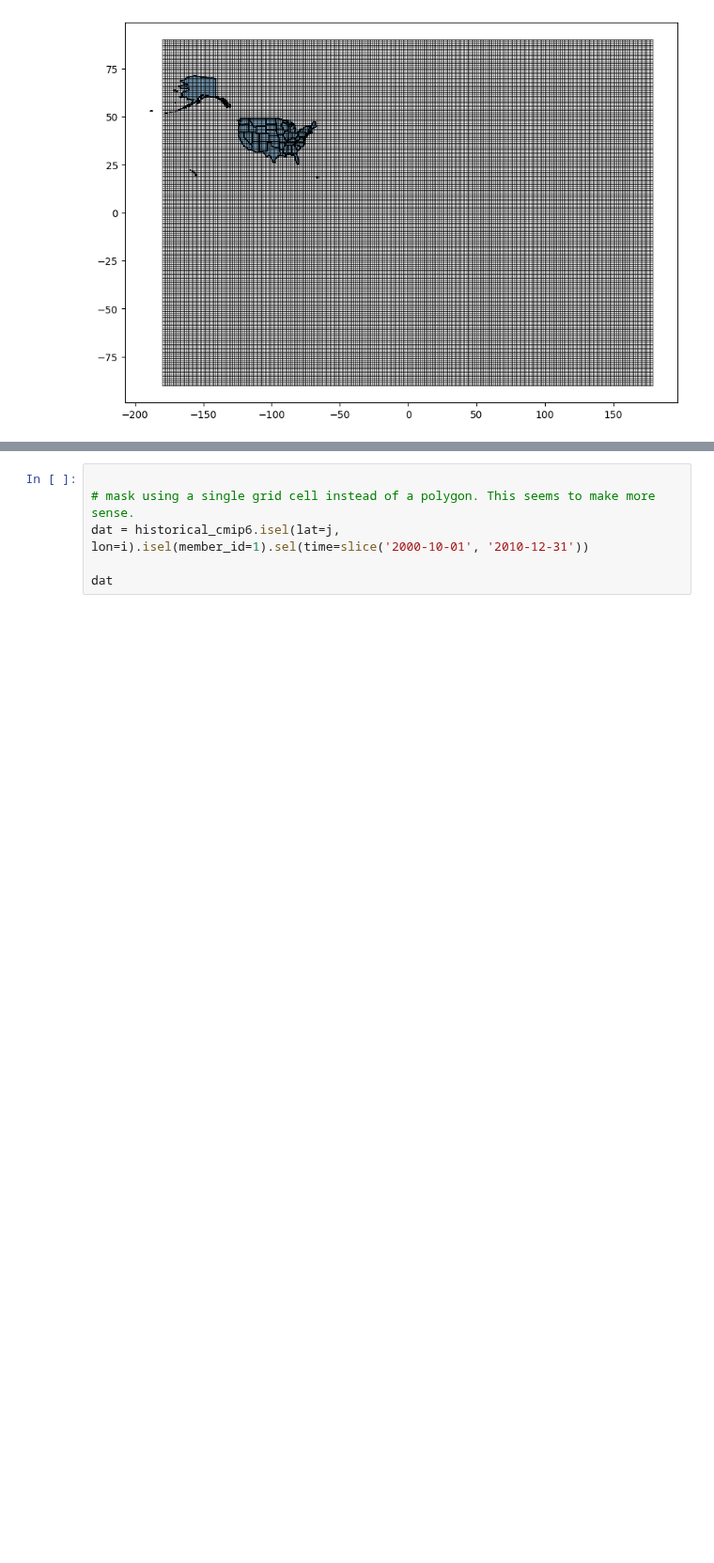
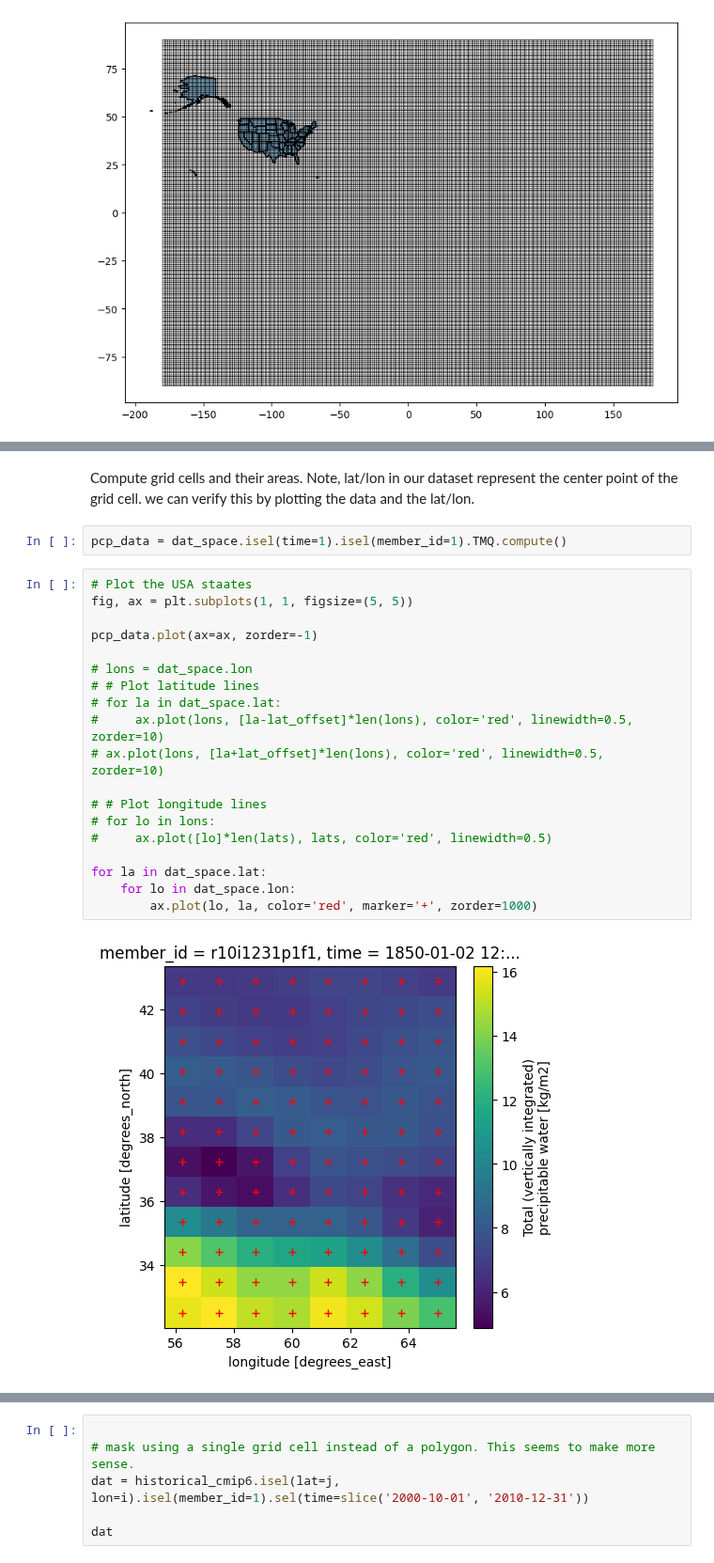
Before and after one commit to CUAHSI/notebooks, a Jupyter notebook: data-processing/cesm2/explore-cesm2-data.ipynb, the cells around one changed output, grey strips where cells are left out. Shown at 94% size. Cells and saved outputs as stored; diff of their text form; blank space fills up the shorter version.

```diff
--- a/data-processing/cesm2/explore-cesm2-data.ipynb
+++ b/data-processing/cesm2/explore-cesm2-data.ipynb
@@ -628,3 +646,28 @@ intake_esm_attrs:_data_format_ :
 zarr
 intake_esm_dataset_key :
 atm.historical.daily.cmip6
+# %% [markdown]
+Compute grid cells and their areas. Note, lat/lon in our dataset represent the center point of the grid cell. we can verify this by plotting the data and the lat/lon.
+# %%
+pcp_data = dat_space.isel(time=1).isel(member_id=1).TMQ.compute()
+# %%
+# Plot the USA staates
+fig, ax = plt.subplots(1, 1, figsize=(5, 5))
+
+pcp_data.plot(ax=ax, zorder=-1)
+
+# lons = dat_space.lon
+# # Plot latitude lines
+# for la in dat_space.lat:
+#     ax.plot(lons, [la-lat_offset]*len(lons), color='red', linewidth=0.5, zorder=10)
+# ax.plot(lons, [la+lat_offset]*len(lons), color='red', linewidth=0.5, zorder=10)
+
+# # Plot longitude lines
+# for lo in lons:
+#     ax.plot([lo]*len(lats), lats, color='red', linewidth=0.5)
+
+for la in dat_space.lat:
+    for lo in dat_space.lon:
+        ax.plot(lo, la, color='red', marker='+', zorder=1000)
+# %% [output]
+[figure, added]
```
Also changed, not shown: parts of 16 cells of this notebook, 4 other files.
